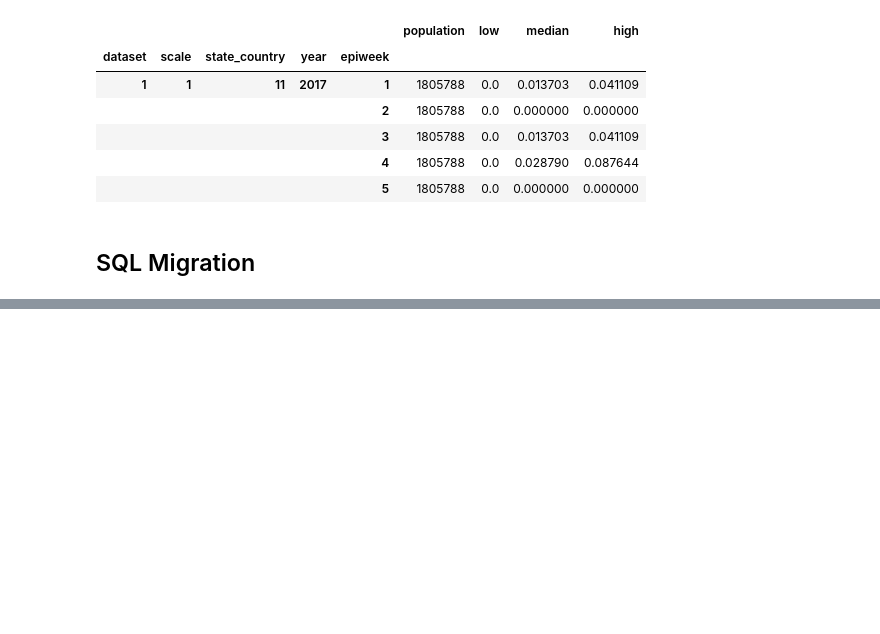
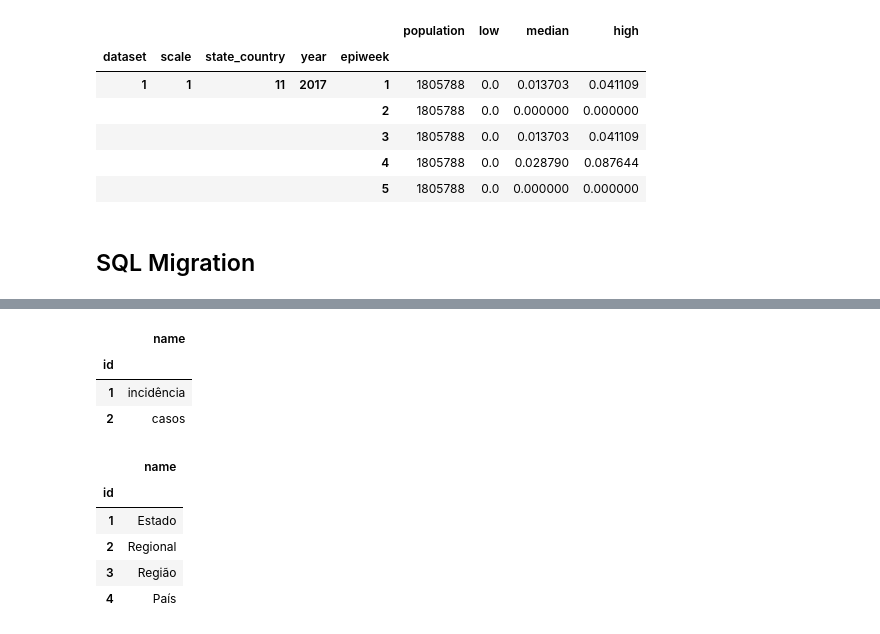
Before and after one commit to FluVigilanciaBR/fludashboard, a Jupyter notebook: Notebooks/Dataset-Migration.ipynb, the cells around one changed output, grey strips where cells are left out. Cells and saved outputs as stored; diff of their text form; code cells hidden in the pictures; blank space fills up the shorter version.

```diff
--- a/Notebooks/Dataset-Migration.ipynb
+++ b/Notebooks/Dataset-Migration.ipynb
@@ -737,0 +819,32 @@ CREATE TABLE mem_report (
+# %%
+# creating scale dataframe
+df_scale = pd.DataFrame({
+    'id': list(scale_id.values()),
+    'name': list(scale_id.keys())
+}).set_index('id')
+
+dfs['scale'] = df_scale
+
+df_scale
+# %% [output]
+|  | name |
+| id |  |
+| 1 | incidência |
+| 2 | casos |
+# %%
+# creating territory_type dataframe
+df_territory_type = pd.DataFrame({
+    'id': list(territory_type_id.values()),
+    'name': list(territory_type_id.keys())
+}).set_index('id')
+
+dfs['territory_type'] = df_territory_type
+
+df_territory_type
+# %% [output]
+|  | name |
+| id |  |
+| 1 | Estado |
+| 2 | Regional |
+| 3 | Região |
+| 4 | País |
```
Also changed, not shown: parts of 17 cells of this notebook, 2 other files.
